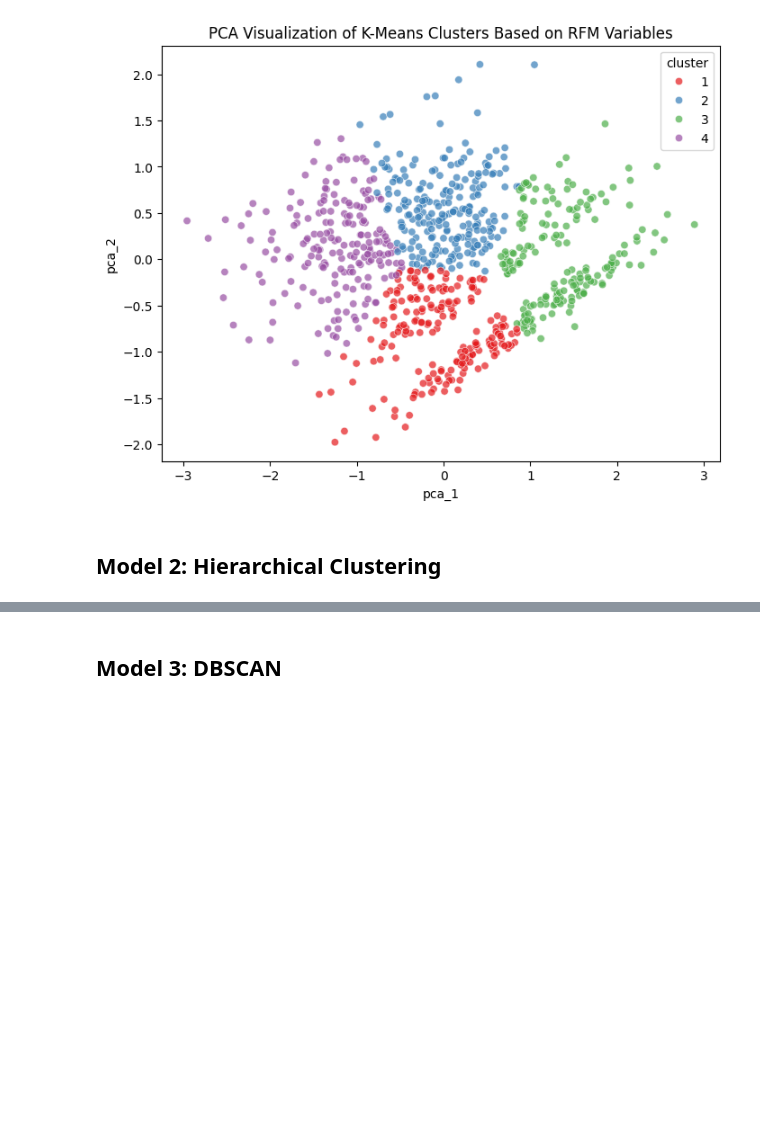
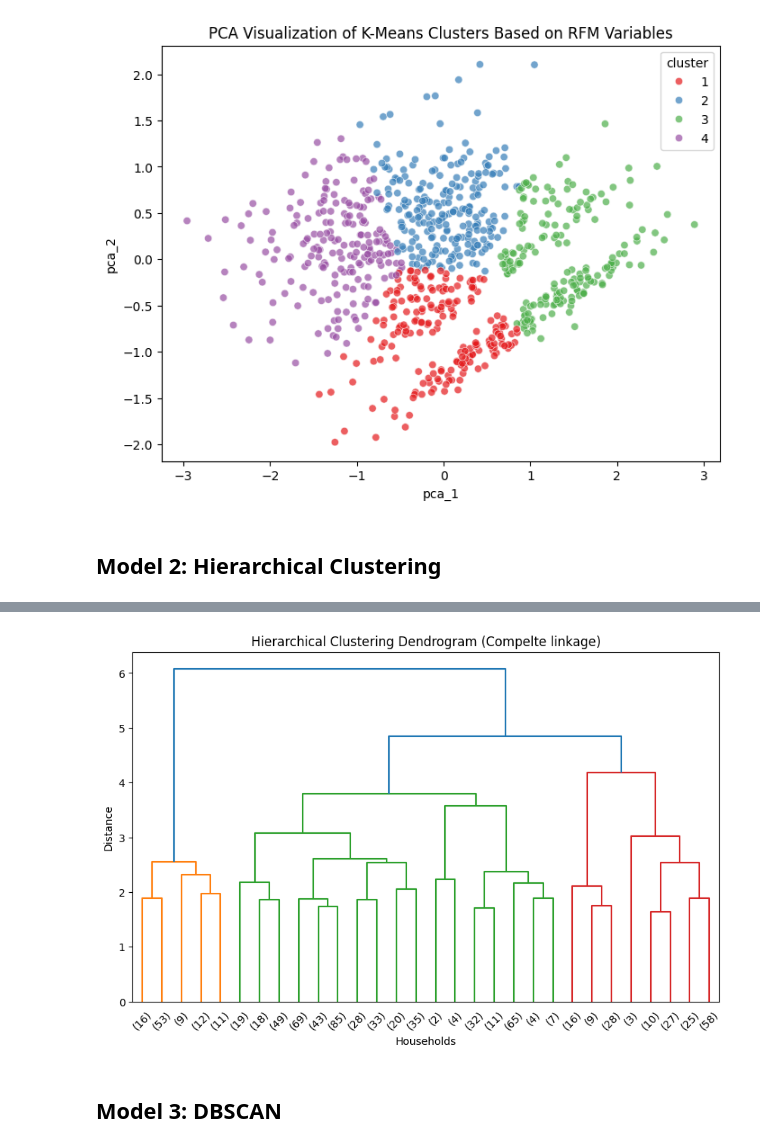
Before and after one commit to DATA601-CustSegment-Nov2025-to-Feb2026/New-CustSegment-Project, a Jupyter notebook: Customer_Segmentation_(Clustering_Algorithms_Benjamin).ipynb, the cells around one changed output, grey strips where cells are left out. Drawn from its saved outputs; the diff is of its cells as text; code cells hidden in the pictures; blank space fills up the shorter version.

```diff
--- a/Customer_Segmentation_(Clustering_Algorithms_Benjamin).ipynb
+++ b/Customer_Segmentation_(Clustering_Algorithms_Benjamin).ipynb
@@ -502,3 +555,16 @@ plt.show()
+# %%
+# Perform hierarchical clustering using Complete linkage.
+rfm_hierarchical_complete = linkage(rfm_array, method='complete')
+
+# Plot a truncated dendrogram showing the last 30 merged clusters
+plt.figure(figsize=(10, 6))
+dendrogram(rfm_hierarchical_complete, truncate_mode='lastp', p=30)
+plt.title('Hierarchical Clustering Dendrogram (Complete linkage)')
+plt.xlabel('Households')
+plt.ylabel('Distance')
+plt.show()
+# %% [output]
+[figure, added]
 # %% [markdown]
 ## Model 3: DBSCAN
 # %% [markdown]
```
Also changed, not shown: parts of 9 cells of this notebook.
